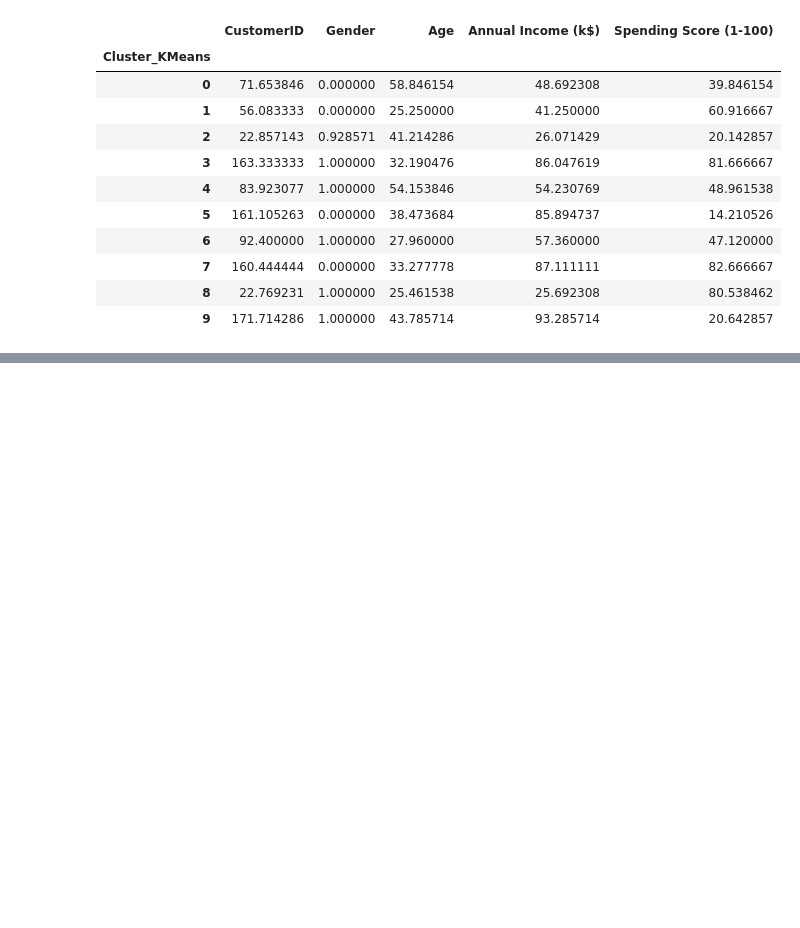
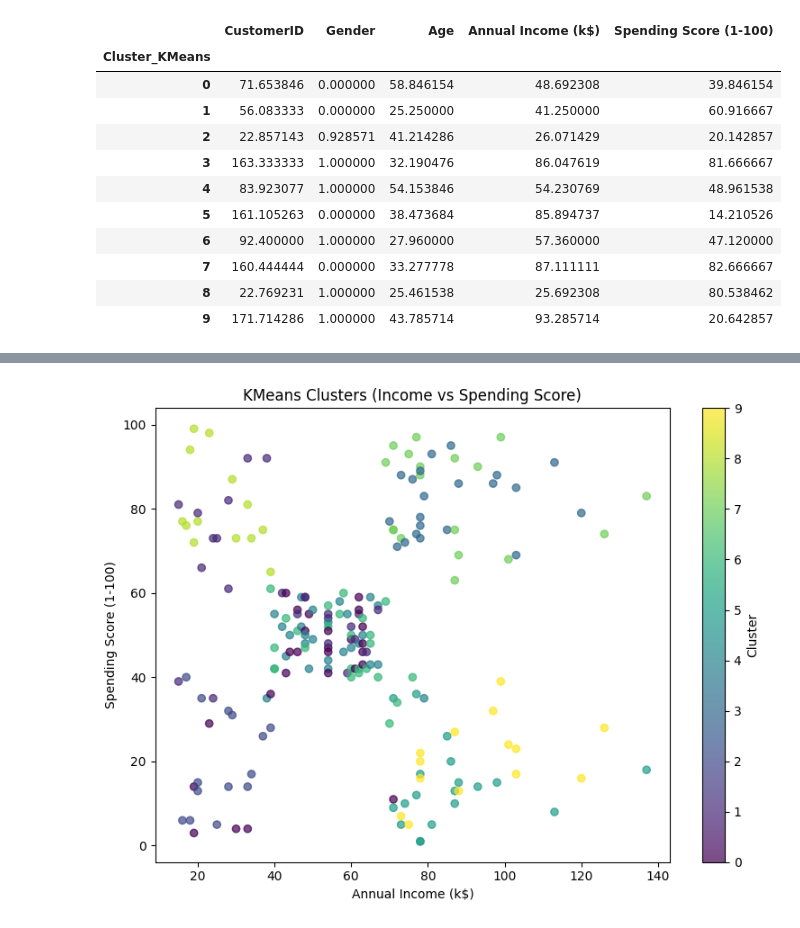
Before and after one commit to M-H-Tabatabai/Customer-Segmentation-Clustering, a Jupyter notebook: k_means/k_means.ipynb, the cells around one changed output, grey strips where cells are left out. Cells and saved outputs as stored; diff of their text form; code cells hidden in the pictures; blank space fills up the shorter version.

Commit message:
feat: add 2D visualization of clusters (Income vs Spending Score)

```diff
--- a/k_means/k_means.ipynb
+++ b/k_means/k_means.ipynb
@@ -387,0 +396,18 @@ Name: count, dtype: int64
+# %%
+plt.figure(figsize=(8, 6))
+
+scatter = plt.scatter(
+    df["Annual Income (k$)"],
+    df["Spending Score (1-100)"],
+    c=df["Cluster_KMeans"],
+    alpha=0.7
+)
+
+plt.xlabel("Annual Income (k$)")
+plt.ylabel("Spending Score (1-100)")
+plt.title("KMeans Clusters (Income vs Spending Score)")
+plt.colorbar(scatter, label="Cluster")
+plt.tight_layout()
+plt.show()
+# %% [output]
+[figure, added]
```
Also changed, not shown: parts of 1 cell of this notebook.
